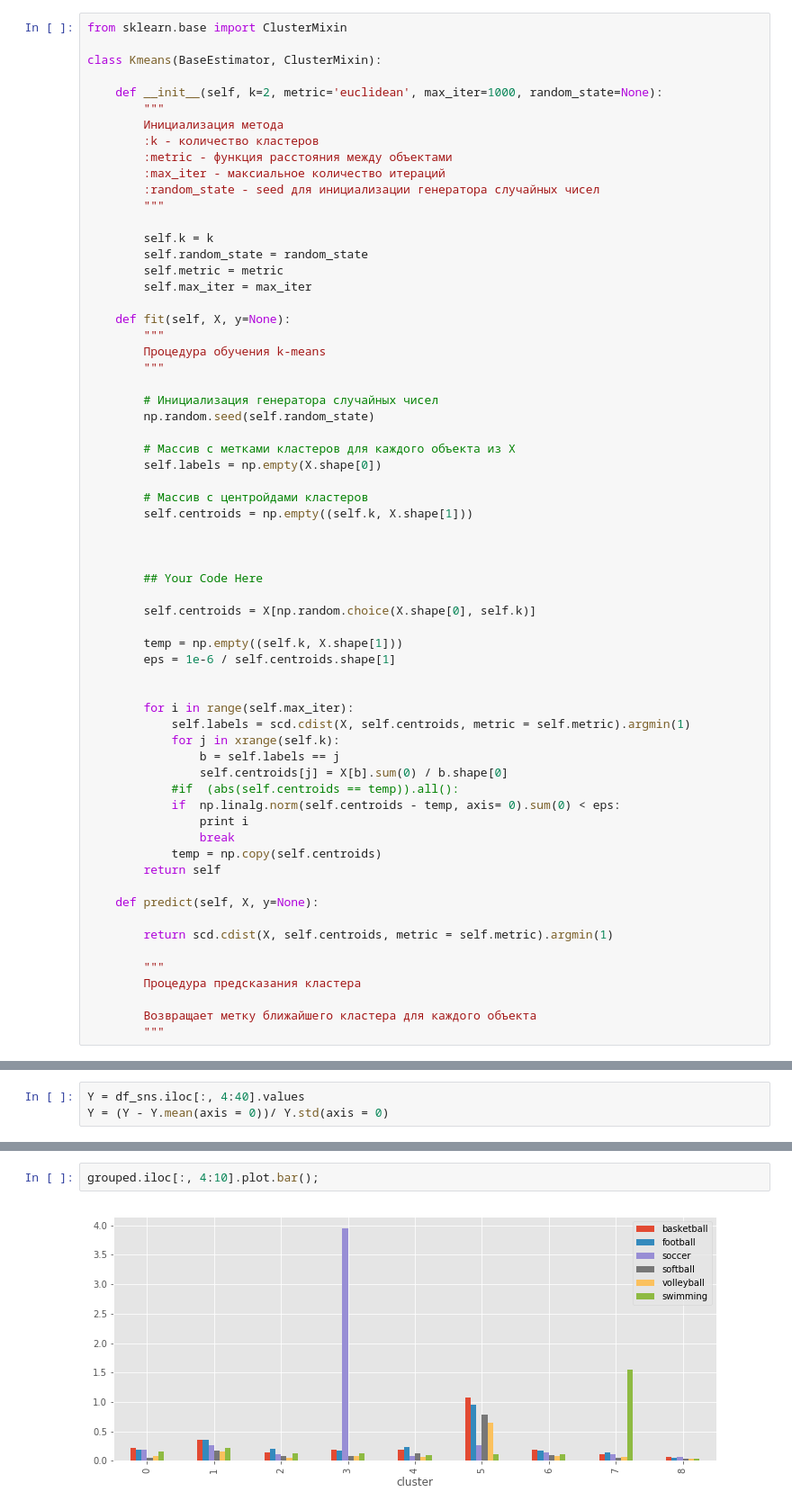
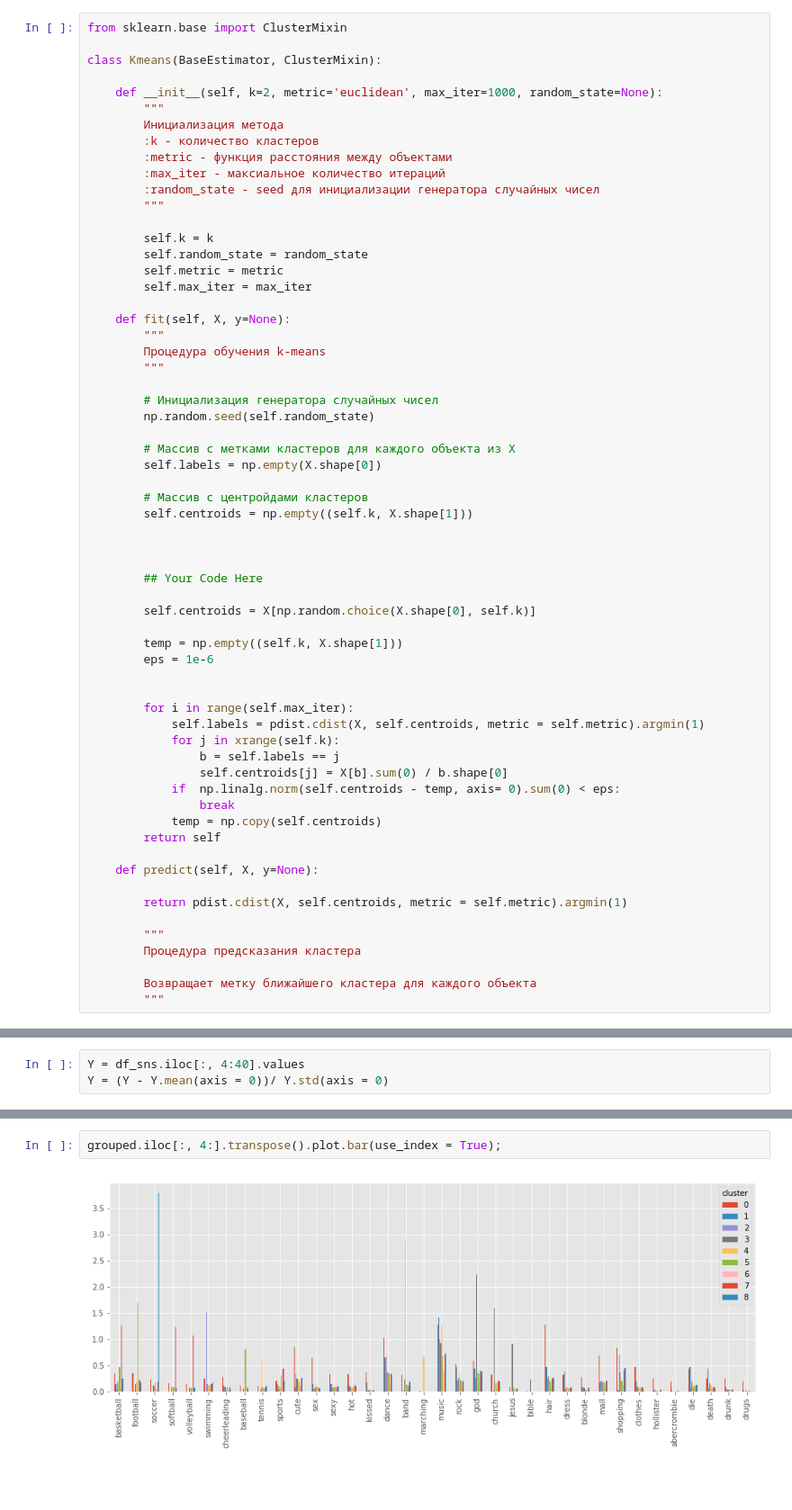
Before and after one commit to Kapitonov/dm_1, a Jupyter notebook: hw1-kapitonov.ipynb, the cells around one changed output, grey strips where cells are left out. Shown at 90% size. Cells and saved outputs as stored; diff of their text form; blank space fills up the shorter version.

```diff
--- a/hw1-kapitonov.ipynb
+++ b/hw1-kapitonov.ipynb
@@ -452,24 +454,22 @@ class Kmeans(BaseEstimator, ClusterMixin):
         self.centroids = X[np.random.choice(X.shape[0], self.k)]
 
         temp = np.empty((self.k, X.shape[1]))
-        eps = 1e-6 / self.centroids.shape[1]
+        eps = 1e-6
 
 
         for i in range(self.max_iter):
-            self.labels = scd.cdist(X, self.centroids, metric = self.metric).argmin(1)
+            self.labels = pdist.cdist(X, self.centroids, metric = self.metric).argmin(1)
             for j in xrange(self.k):
                 b = self.labels == j
                 self.centroids[j] = X[b].sum(0) / b.shape[0]
-            #if  (abs(self.centroids == temp)).all():
             if  np.linalg.norm(self.centroids - temp, axis= 0).sum(0) < eps:
-                print i
                 break
             temp = np.copy(self.centroids)
         return self
 
     def predict(self, X, y=None):
 
-        return scd.cdist(X, self.centroids, metric = self.metric).argmin(1)
+        return pdist.cdist(X, self.centroids, metric = self.metric).argmin(1)
 
         """
         Процедура предсказания кластера
@@ -617,4 +591,4 @@ grouped
 # %%
-grouped.iloc[:, 4:10].plot.bar();
+grouped.iloc[:, 4:].transpose().plot.bar(use_index = True);
 # %% [output]
-[figure, old version]
+[figure, new version]
```
Also changed, not shown: parts of 13 cells of this notebook.
